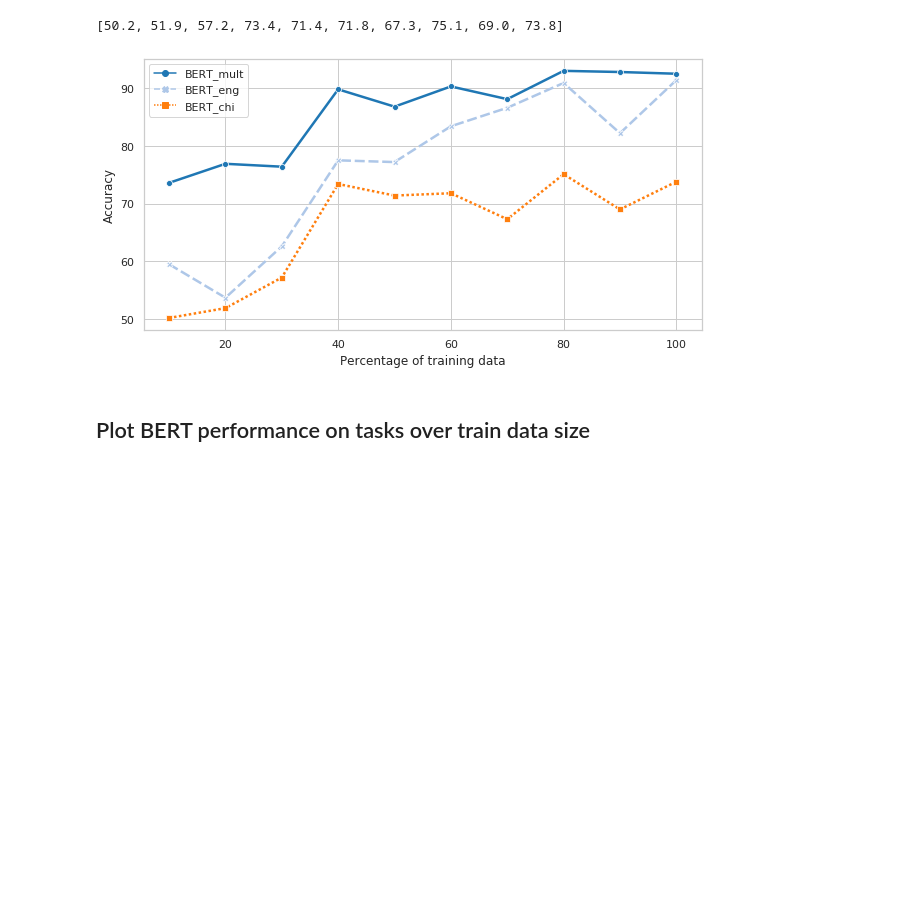
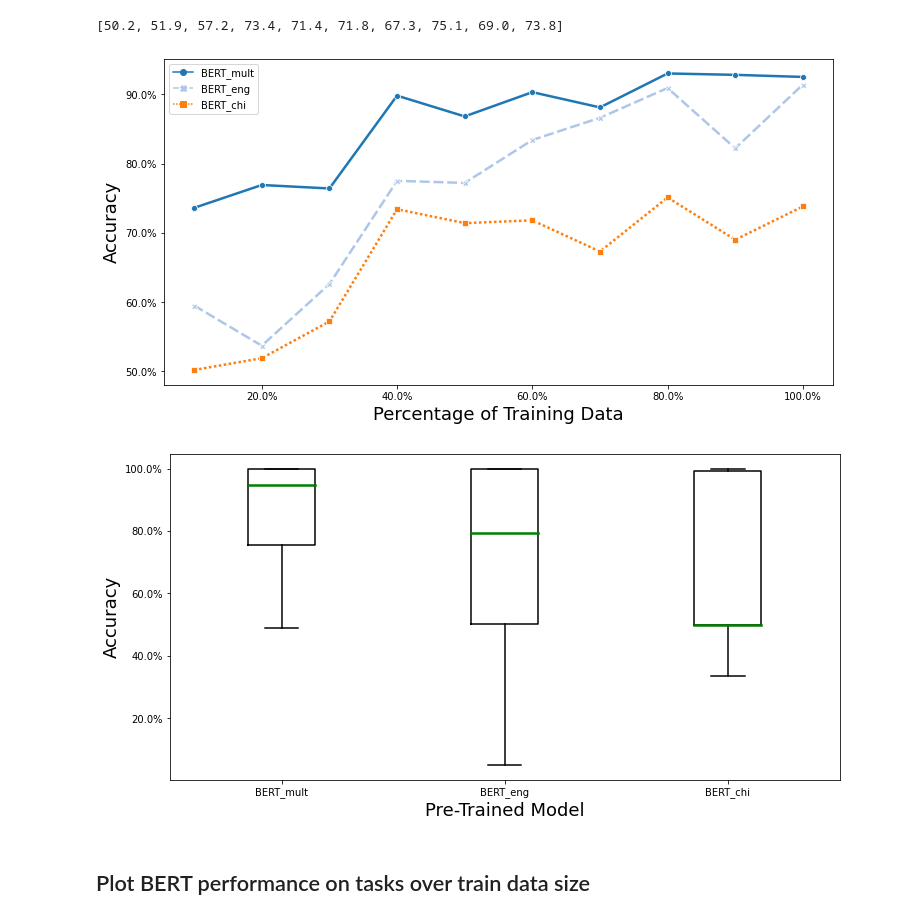
Before and after one commit to felipessalvatore/CLCD, a Jupyter notebook: experiment_results.ipynb, the cells around one changed output. Cells and saved outputs as stored; diff of their text form; code cells hidden in the pictures; blank space fills up the shorter version.

```diff
--- a/experiment_results.ipynb
+++ b/experiment_results.ipynb
@@ -496,6 +510,7 @@ Count = [64.6, 76.6, 67.6, 66.3, 50.0, 71.8, 81.4, 87.4, 77.7, 82.4]
 M = [48.9, 51.0, 51.1, 88.3, 83.6, 82.6, 63.6, 85.9, 92.8, 90.3]
 
 bert_mult =np.array([SN, BC, Q, DD, Comp, Count, M])
+bert_mult_raw = bert_mult.flatten()
 bert_mult = [np.round(np.mean(bert_mult.T[i]), 1)  for i in range(bert_mult.shape[1])]
 bert_mult
 # %% [output]
@@ -512,6 +527,7 @@ Count = [68.1, 72.2, 75.1, 79.5, 74.8, 75.5, 74.9, 76.0, 79.4, 79.1]
 M = [48.9, 48.9, 51.1, 51.1, 83.0, 79.6, 51.1, 81.9, 83.5, 82.7]
 
 bert_eng =np.array([SN, BC, Q, DD, Comp, Count, M])
+bert_eng_raw = bert_eng.flatten()
 bert_eng = [np.round(np.mean(bert_eng.T[i]), 1)  for i in range(bert_eng.shape[1])]
 bert_eng
 # %% [output]
@@ -527,25 +543,58 @@ Comp = [50]*7  + [49.6, 50.0, 50]
 Count = [50, 64.6, 50, 65, 50, 50, 71.3, 66.7, 75.1, 68.9]
 M = [51.1, 48.9, 51.1, 51.1, 51.1, 54.3, 51.1, 48.9, 48.9, 48.9]
 
-bert_chi =np.array([SN, BC, Q, DD, Comp, Count, M])
+bert_chi = np.array([SN, BC, Q, DD, Comp, Count, M])
+bert_chi_raw = bert_chi.flatten()
 bert_chi = [np.round(np.mean(bert_chi.T[i]), 1)  for i in range(bert_chi.shape[1])]
 bert_chi
 # %% [output]
 [50.2, 51.9, 57.2, 73.4, 71.4, 71.8, 67.3, 75.1, 69.0, 73.8]
 # %%
-acc_models = np.array([bert_mult, bert_eng, bert_chi])
+acc_models = np.array([bert_mult, bert_eng, bert_chi]) / 100
 sizes = range(10,110,10)
+sizes = np.array(sizes) / 100
 df_model_acc = pd.DataFrame(acc_models.T,
                             sizes,
                             columns=["BERT_mult", "BERT_eng",  "BERT_chi"])
 plot_series(df_=df_model_acc,
             title="",
-            xlabel="Percentage of training data",
+            xlabel="Percentage of Training Data",
             ylabel="Accuracy",
             path="results/acc_per_BERT.png",
-            figsize=(10, 5))
+            figsize=(12, 6))
 # %% [output]
-[figure, old version]
+[figure, new version]
+# %%
+def plot_boxplot(df_,
+                 xlabel,
+                 ylabel,
+                 path,
+                 figsize):
+    fig, ax = plt.subplots(1, 1, figsize=figsize)
+    df_.boxplot(grid=False,
+                boxprops=dict(linestyle='-', linewidth=1.5),
+                flierprops=dict(linestyle='-', linewidth=1.5),
+                 medianprops=dict(linestyle='-', linewidth=2.5, color="green"),
+                 whiskerprops=dict(linestyle='-', linewidth=1.5),
+                 capprops=dict(linestyle='-', linewidth=1.5),
+                ax=ax);
+    ax.set_xlabel(xlabel, fontsize=18)
+    ax.set_ylabel(ylabel, fontsize=18)
+    ax.yaxis.set_major_formatter(FuncFormatter(y_axis_formatter))
+    plt.savefig(path)
+
+
+acc_models_raw = np.array([bert_mult_raw, bert_eng_raw, bert_chi_raw]) / 100
+df_model_acc_raw = pd.DataFrame(acc_models_raw.T,
+                                columns=["BERT_mult", "BERT_eng",  "BERT_chi"])
+
+plot_boxplot(df_=df_model_acc_raw,
+            xlabel="Pre-Trained Model",
+            ylabel="Accuracy",
+            path="results/acc_box_plot_tasks_pt.png",
+            figsize=(12, 6))
+# %% [output]
+[figure, added]
 # %% [markdown]
 ## Plot BERT performance on tasks over train data size
 # %%
```
Also changed, not shown: parts of 5 cells of this notebook, 5 other files.
